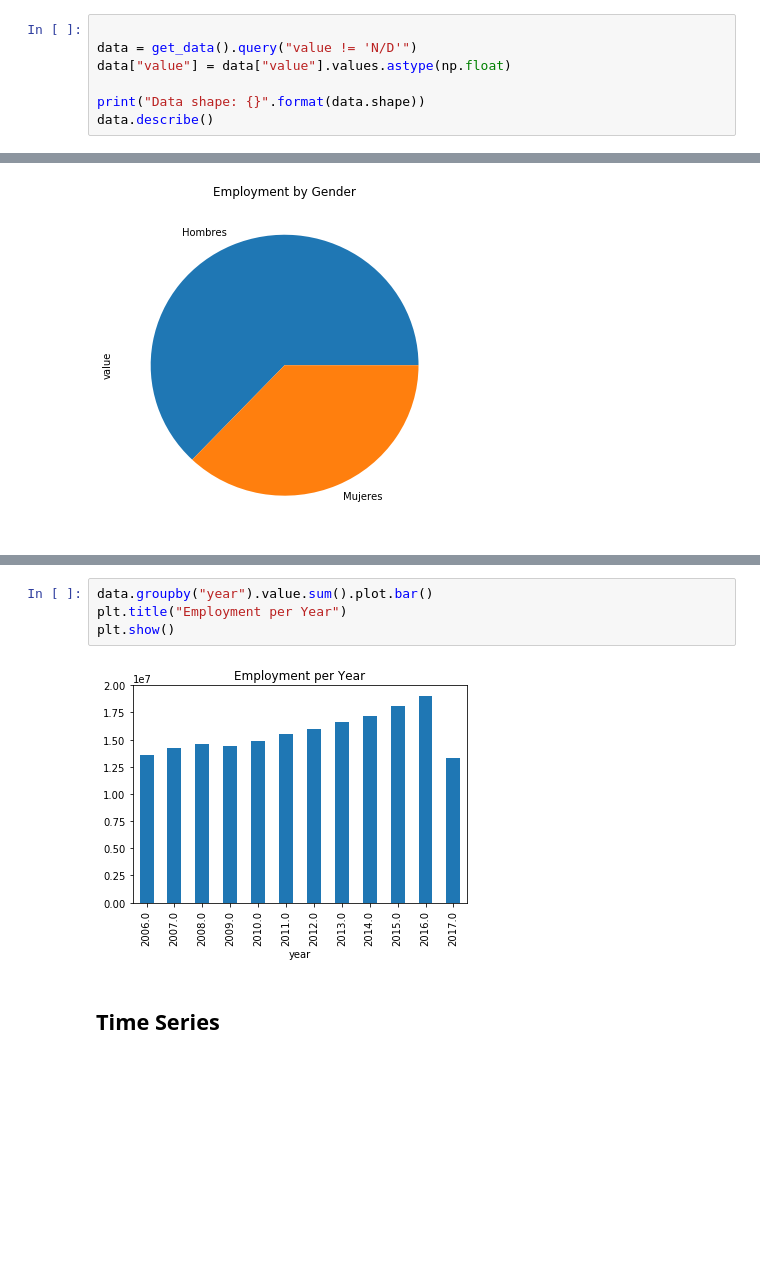
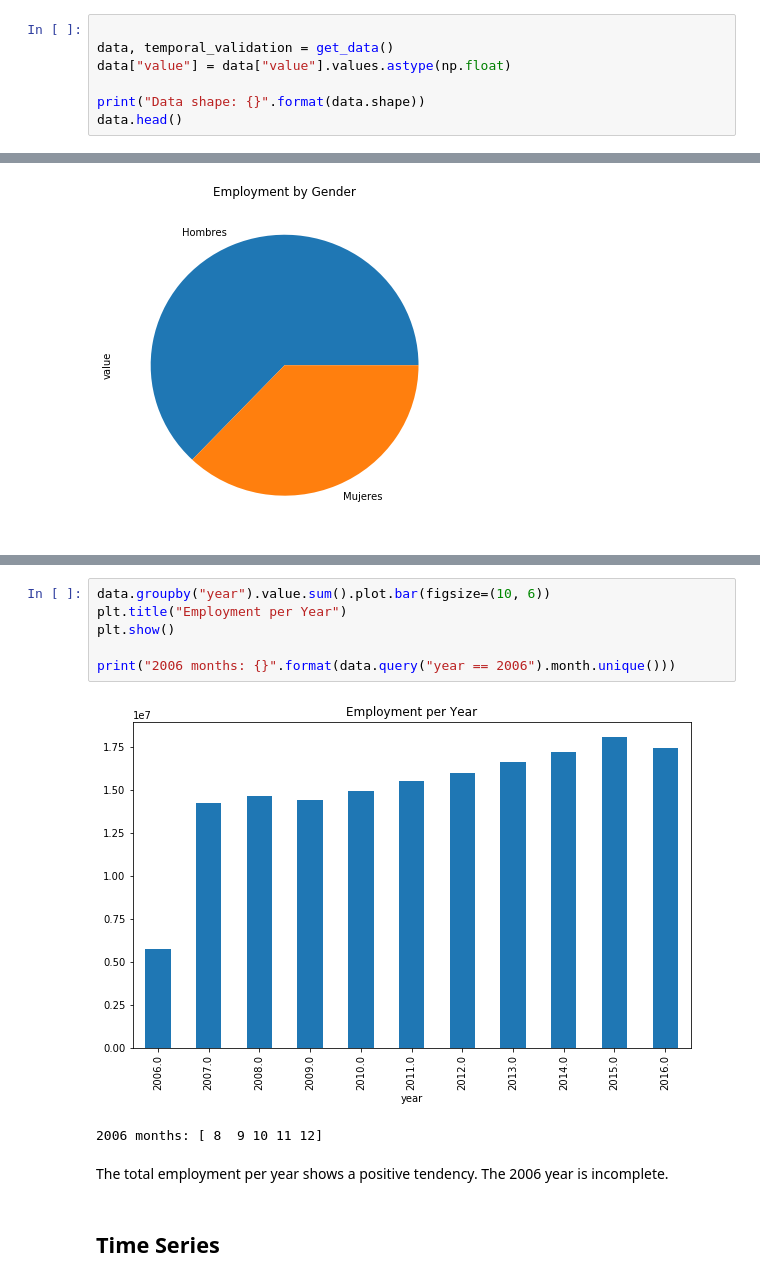
Before and after one commit to RHDZMOTA/iieg-employment-forecast, a Jupyter notebook: data-exploration.ipynb, the cells around one changed output, grey strips where cells are left out. Drawn from its saved outputs; the diff is of its cells as text; blank space fills up the shorter version.

```diff
--- a/data-exploration.ipynb
+++ b/data-exploration.ipynb
@@ -14,9 +16,9 @@ from util.data_preparation import get_data
 ## Read Data
 # %%
 
-data = get_data().query("value != 'N/D'")
+data, temporal_validation = get_data()
 data["value"] = data["value"].values.astype(np.float)
 
 print("Data shape: {}".format(data.shape))
-data.describe()
+data.head()
 # %% [output]
@@ -102,8 +123,13 @@ plt.show()
 # %%
-data.groupby("year").value.sum().plot.bar()
+data.groupby("year").value.sum().plot.bar(figsize=(10, 6))
 plt.title("Employment per Year")
 plt.show()
+
+print("2006 months: {}".format(data.query("year == 2006").month.unique()))
 # %% [output]
-[figure, old version]
+[figure, new version]
+2006 months: [ 8  9 10 11 12]
+# %% [markdown]
+The total employment per year shows a positive tendency. The 2006 year is incomplete.
 # %% [markdown]
 ## Time Series
```
Also changed, not shown: parts of 21 cells of this notebook, 6 other files.
